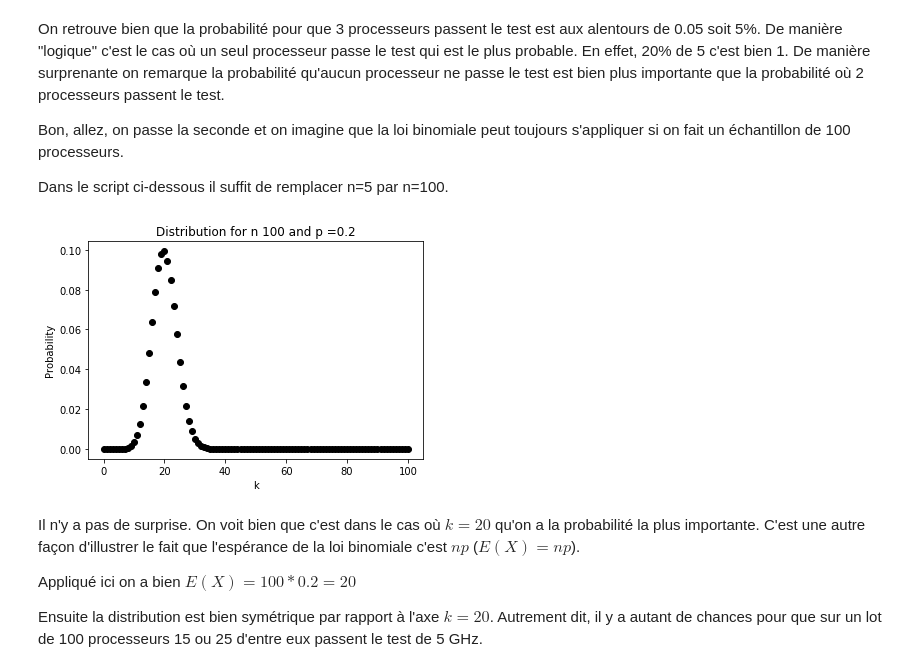
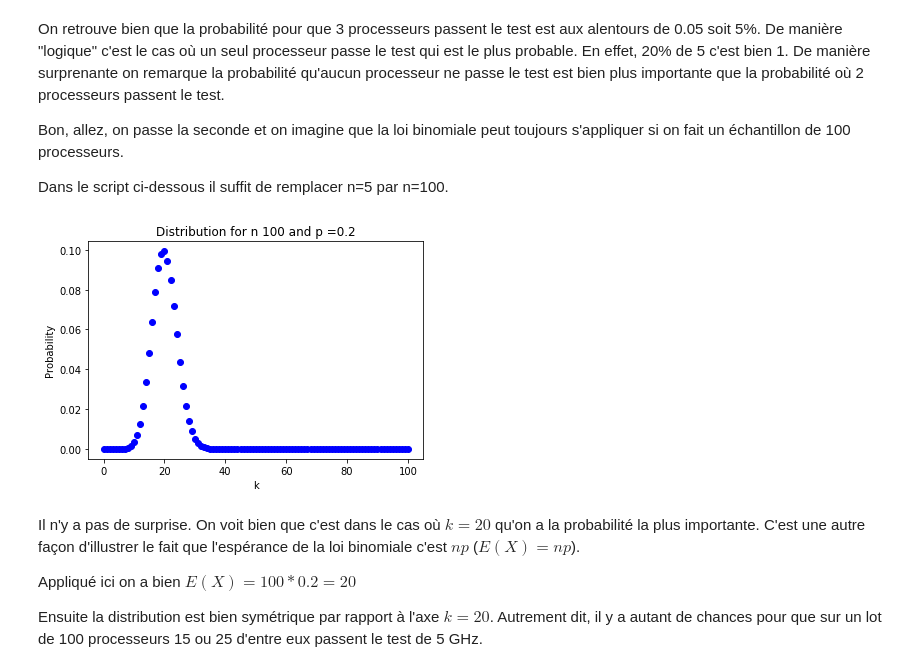
Before and after one commit to 40tude/LoiBinomiale, a Jupyter notebook: LoiBinomiale.ipynb, the cells around one changed output. Drawn from its saved outputs; the diff is of its cells as text; code cells hidden in the pictures.

```diff
--- a/LoiBinomiale.ipynb
+++ b/LoiBinomiale.ipynb
@@ -213,20 +211,20 @@ Dans le script ci-dessous il suffit de remplacer n=5 par n=100.
 # %%
 n = 100
 p = 0.2
 
 # There are n+1 possible number of "successes" from 0 to n
 x = range(n+1)
 y = stats.binom.pmf(x, n, p)
 
-plt.plot(x,y,"o", color="black")
+plt.plot(x, y, "o", color="blue")
 
 # Format the x and y axis
 plt.title("Distribution for n {0} and p ={1}".format(n,p))
 plt.xlabel("k")
 plt.ylabel("Probability")
 plt.draw()
 # %% [output]
-[figure, old version]
+[figure, new version]
 # %% [markdown]
 Il n'y a pas de surprise. On voit bien que c'est dans le cas où $k=20$ qu'on a la probabilité la plus importante. C'est une autre façon d'illustrer le fait que l'espérance de la loi binomiale c'est $np$ ($E(X) = np$).
 
```
Also changed, not shown: parts of 2 cells of this notebook.
